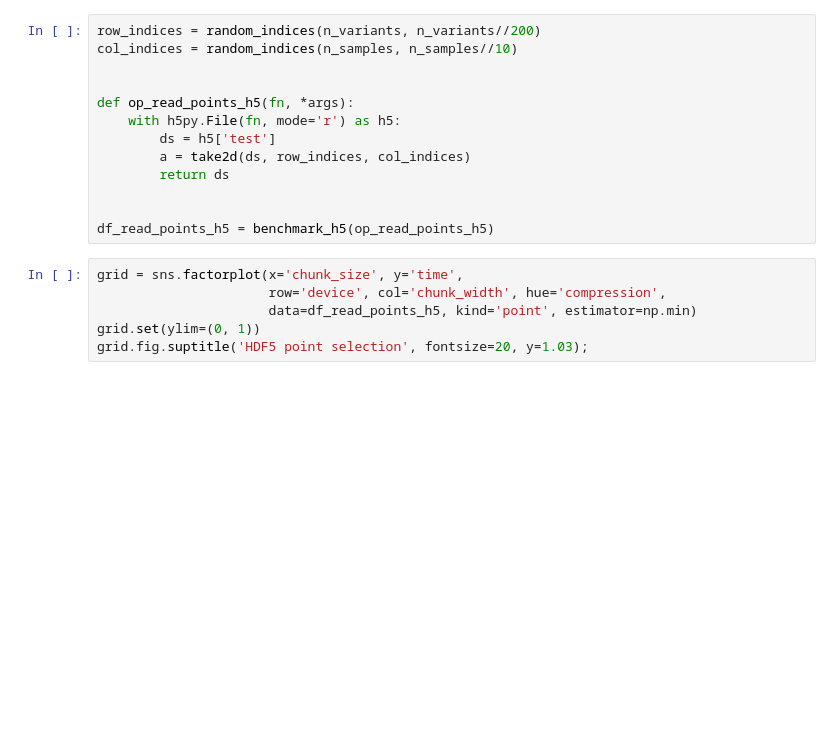
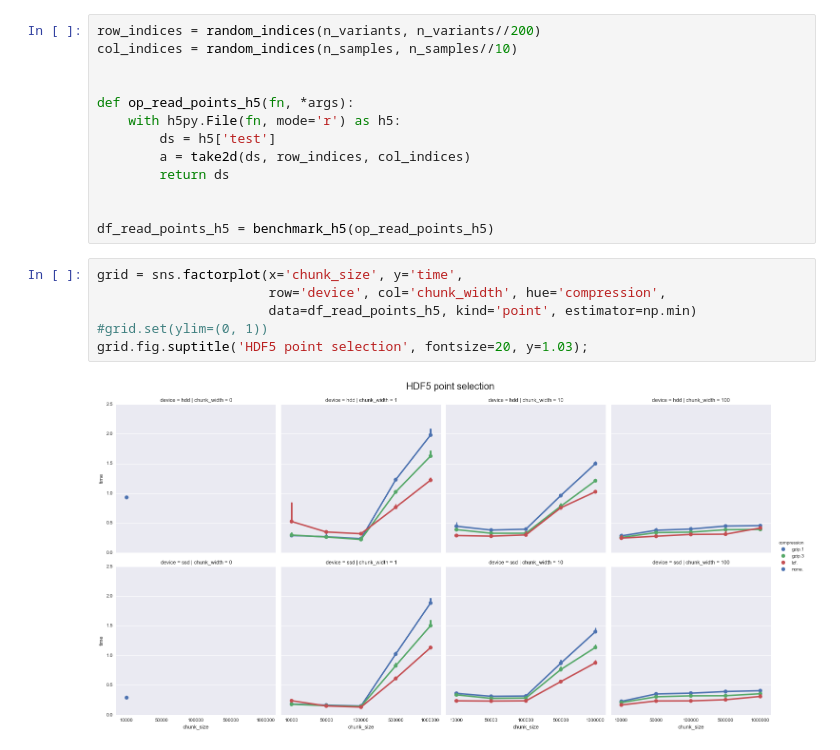
Before and after one commit to kochunov/Testing-HDF5-format-for-whole-genome-sequence-storage, a Jupyter notebook: benchmark_hdf5_blz.ipynb, the cells around one changed output. Saved outputs shown, nothing was run; the diff lists cells and outputs as text; blank space fills up the shorter version.

```diff
--- a/benchmark_hdf5_blz.ipynb
+++ b/benchmark_hdf5_blz.ipynb
@@ -467,6 +488,8 @@ df_read_points_h5 = benchmark_h5(op_read_points_h5)
 # %%
 grid = sns.factorplot(x='chunk_size', y='time',
                       row='device', col='chunk_width', hue='compression',
                       data=df_read_points_h5, kind='point', estimator=np.min)
-grid.set(ylim=(0, 1))
+#grid.set(ylim=(0, 1))
 grid.fig.suptitle('HDF5 point selection', fontsize=20, y=1.03);
+# %% [output]
+[figure, added]
```
Also changed, not shown: parts of 11 cells of this notebook.
